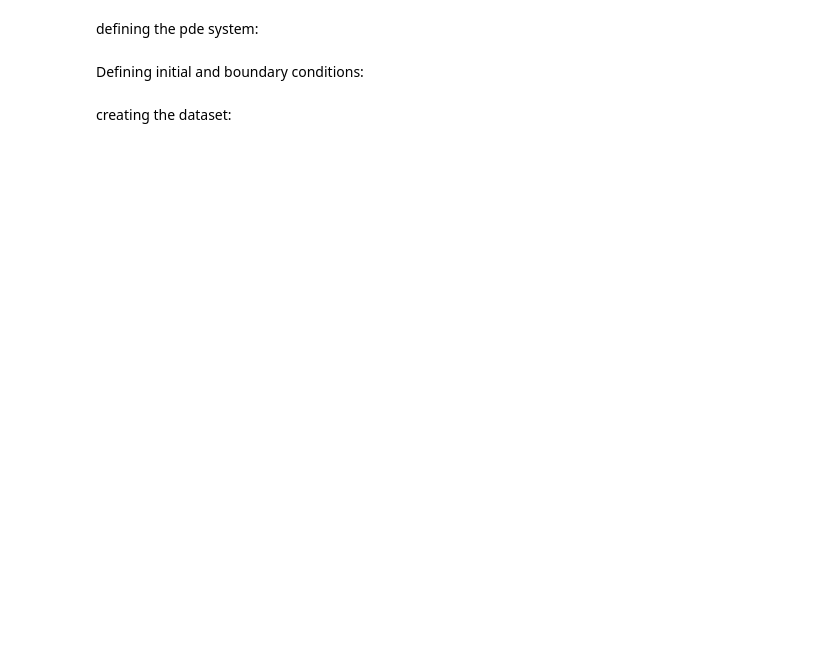
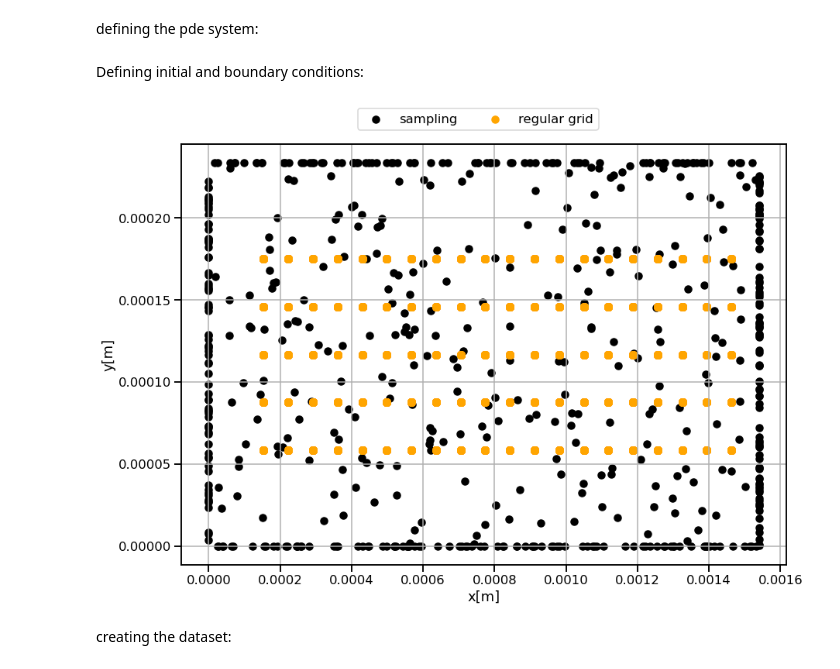
Before and after one commit to snilsn/pinn_slm, a Jupyter notebook: slm-small.ipynb, the cells around one changed output. Drawn from its saved outputs; the diff is of its cells as text; code cells hidden in the pictures; blank space fills up the shorter version.

```diff
--- a/slm-small.ipynb
+++ b/slm-small.ipynb
@@ -142,6 +144,37 @@ ic = dde.icbc.IC(domain, lambda on_initial: 20.0 + T_0, lambda _, on_initial: on
 #top = dde.icbc.NeumannBC(domain, top_bc(x), lambda on_boundary, x: on_boundary and np.isclose(x[2], z))
 top = dde.icbc.RobinBC(domain, lambda X, y : top_bc_new(X)/155.0, lambda x, on_boundary: on_boundary and np.isclose(x[2], z_max, atol=z_max/10))
 sides = dde.icbc.DirichletBC(domain, lambda X : 20.0 + T_0, lambda x, on_boundary: on_boundary and not np.isclose(x[2], z_max, atol=z_max/10))
+# %%
+#setting training points at the important part of the boundary
+x_lin = np.linspace(0.1*x_max, 0.95*x_max, 20)
+y_lin = np.linspace(0.25*y_max, 0.75*y_max, 5)
+z_lin = np.linspace(0.5*z_max, z_max, 10)
+t_lin = np.linspace(0, t_max, 10)
+xx, yy, zz, tt = np.meshgrid(x_lin, y_lin, [z_lin], [t_lin])
+X = np.vstack((np.ravel(xx), np.ravel(yy), np.ravel(zz), np.ravel(tt))).T
+
+data = dde.data.TimePDE(domain,
+                       pde_system,
+                       ic_bcs = [top, sides],
+                       num_domain = 100,
+                       num_initial = 0,
+                       num_boundary = 500,
+                       train_distribution="pseudo")
+
+points = data.train_points().T
+
+plt.figure(figsize = (14, 10))
+plt.scatter(points[0], points[1], c = 'black', label = 'sampling', marker = 'o')
+plt.scatter(X.T[0], X.T[1], c = 'orange', label = 'regular grid', marker = 'o')
+#plt.colorbar()
+#plt.title('importance sampling')
+plt.grid()
+plt.legend(bbox_to_anchor = (0.7, 1.1), ncol = 2)
+plt.xlabel('x[m]')
+plt.ylabel('y[m]')
+plt.savefig('importance.png')
+# %% [output]
+[figure, added]
 # %% [markdown]
 creating the dataset:
 # %%
```
Also changed, not shown: parts of 24 cells of this notebook.
